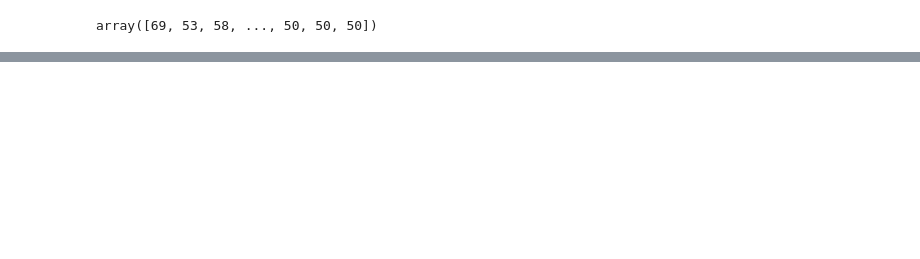
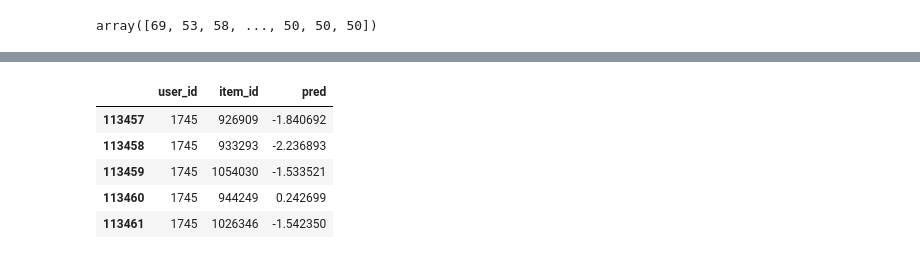
Before and after one commit to VitalyGladyshev/gb_rec_sys, a Jupyter notebook: rc_hw_06.ipynb, the cells around one changed output, grey strips where cells are left out. Saved outputs shown, nothing was run; the diff lists cells and outputs as text; code cells hidden in the pictures; blank space fills up the shorter version.

```diff
--- a/rc_hw_06.ipynb
+++ b/rc_hw_06.ipynb
@@ -694,0 +720,9 @@ array([ 2.49401761,  2.49401761,  2.49401761, ..., -1.99825106,
+# %%
+ranker_prediction.tail()
+# %% [output]
+|  | user_id | item_id | pred |
+| 113457 | 1745 | 926909 | -1.840692 |
+| 113458 | 1745 | 933293 | -2.236893 |
+| 113459 | 1745 | 1054030 | -1.533521 |
+| 113460 | 1745 | 944249 | 0.242699 |
+| 113461 | 1745 | 1026346 | -1.542350 |
```
Also changed, not shown: parts of 12 cells of this notebook.
